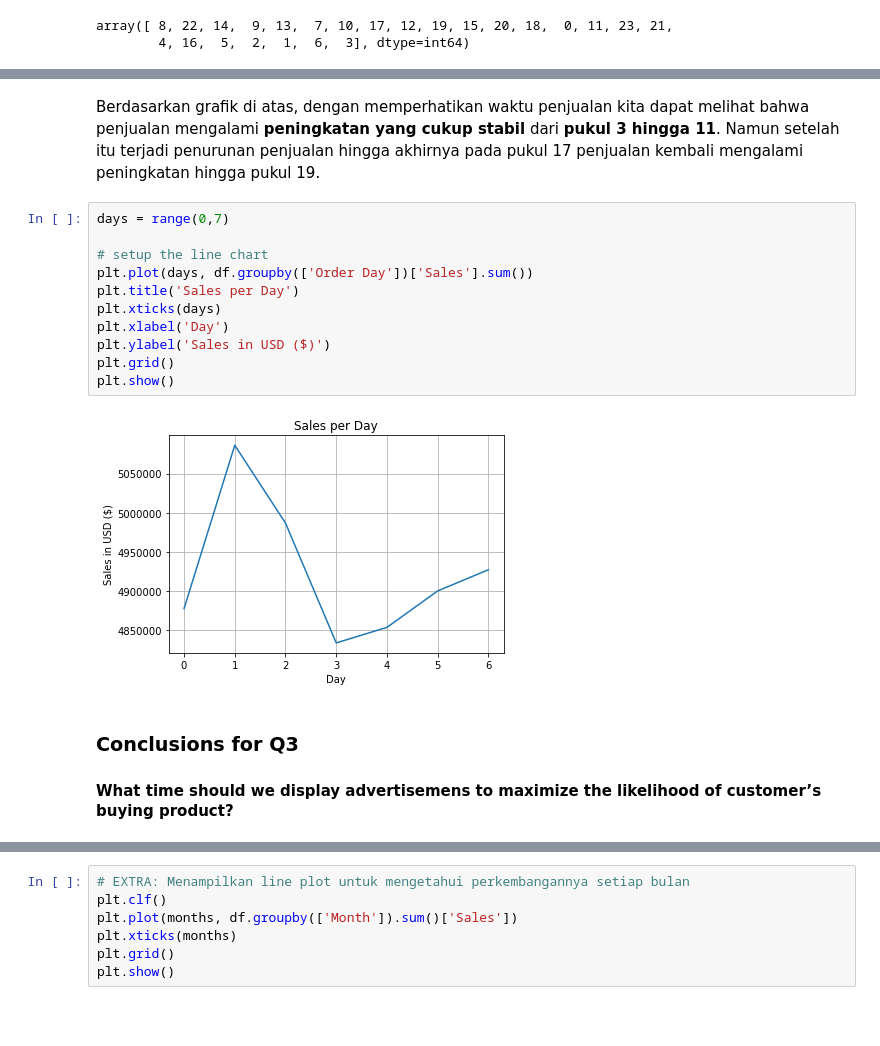
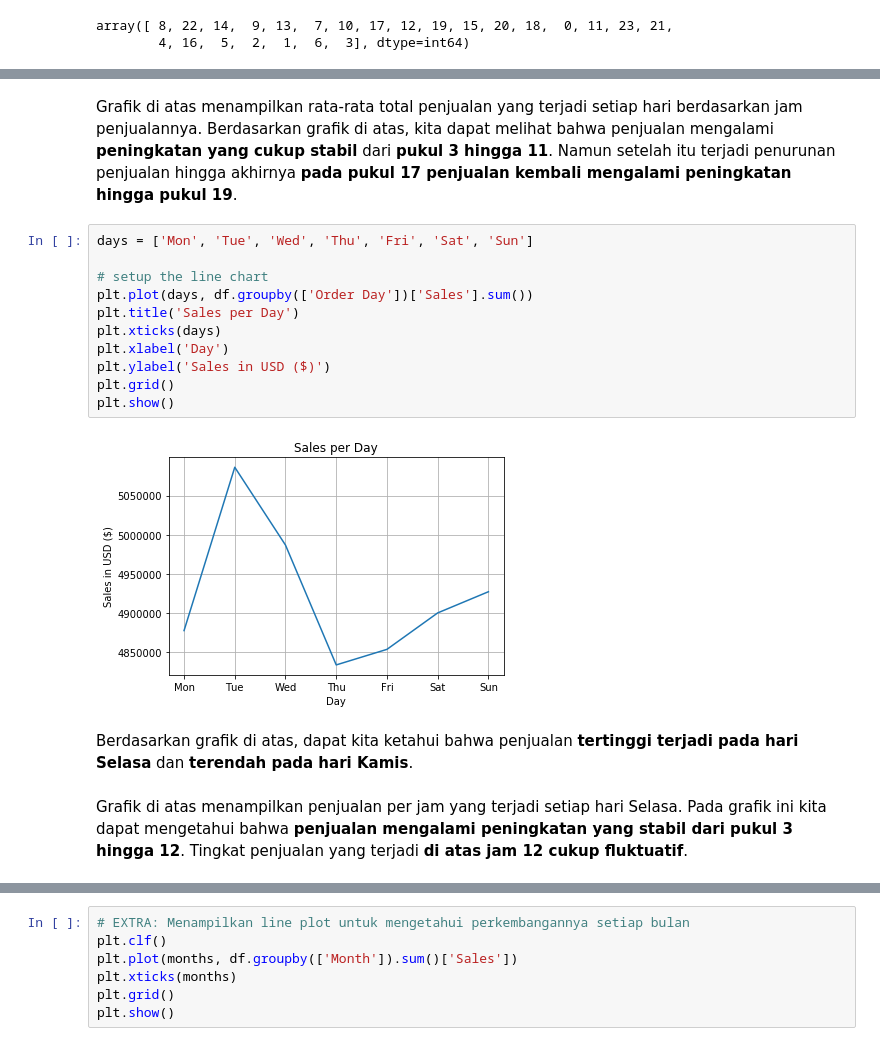
Before and after one commit to ricoputrap/electrosales-2019, a Jupyter notebook: SalesAnalysis.ipynb, the cells around one changed output, grey strips where cells are left out. Drawn from its saved outputs; the diff is of its cells as text; blank space fills up the shorter version.

```diff
--- a/SalesAnalysis.ipynb
+++ b/SalesAnalysis.ipynb
@@ -544,21 +544,21 @@ plt.show()
 # %% [output]
 [figure]
 # %% [markdown]
-Berdasarkan grafik di atas, dengan memperhatikan waktu penjualan kita dapat melihat bahwa penjualan mengalami **peningkatan yang cukup stabil** dari **pukul 3 hingga 11**. Namun setelah itu terjadi penurunan penjualan hingga akhirnya pada pukul 17 penjualan kembali mengalami peningkatan hingga pukul 19.
+Grafik di atas menampilkan rata-rata total penjualan yang terjadi setiap hari berdasarkan jam penjualannya. Berdasarkan grafik di atas, kita dapat melihat bahwa penjualan mengalami **peningkatan yang cukup stabil** dari **pukul 3 hingga 11**. Namun setelah itu terjadi penurunan penjualan hingga akhirnya **pada pukul 17 penjualan kembali mengalami peningkatan hingga pukul 19**.
 # %%
-days = range(0,7)
+days = ['Mon', 'Tue', 'Wed', 'Thu', 'Fri', 'Sat', 'Sun']
 
 # setup the line chart
 plt.plot(days, df.groupby(['Order Day'])['Sales'].sum())
 plt.title('Sales per Day')
 plt.xticks(days)
 plt.xlabel('Day')
 plt.ylabel('Sales in USD ($)')
 plt.grid()
 plt.show()
 # %% [output]
-[figure, old version]
+[figure, new version]
-# %% [markdown]
-### Conclusions for Q3
-
-#### What time should we display advertisemens to maximize the likelihood of customer’s buying product?
+# %% [markdown]
+Berdasarkan grafik di atas, dapat kita ketahui bahwa penjualan **tertinggi terjadi pada hari Selasa** dan **terendah pada hari Kamis**.
+# %% [markdown]
+Grafik di atas menampilkan penjualan per jam yang terjadi setiap hari Selasa. Pada grafik ini kita dapat mengetahui bahwa **penjualan mengalami peningkatan yang stabil dari pukul 3 hingga 12**. Tingkat penjualan yang terjadi **di atas jam 12 cukup fluktuatif**.
```
Also changed, not shown: parts of 2 cells of this notebook.
